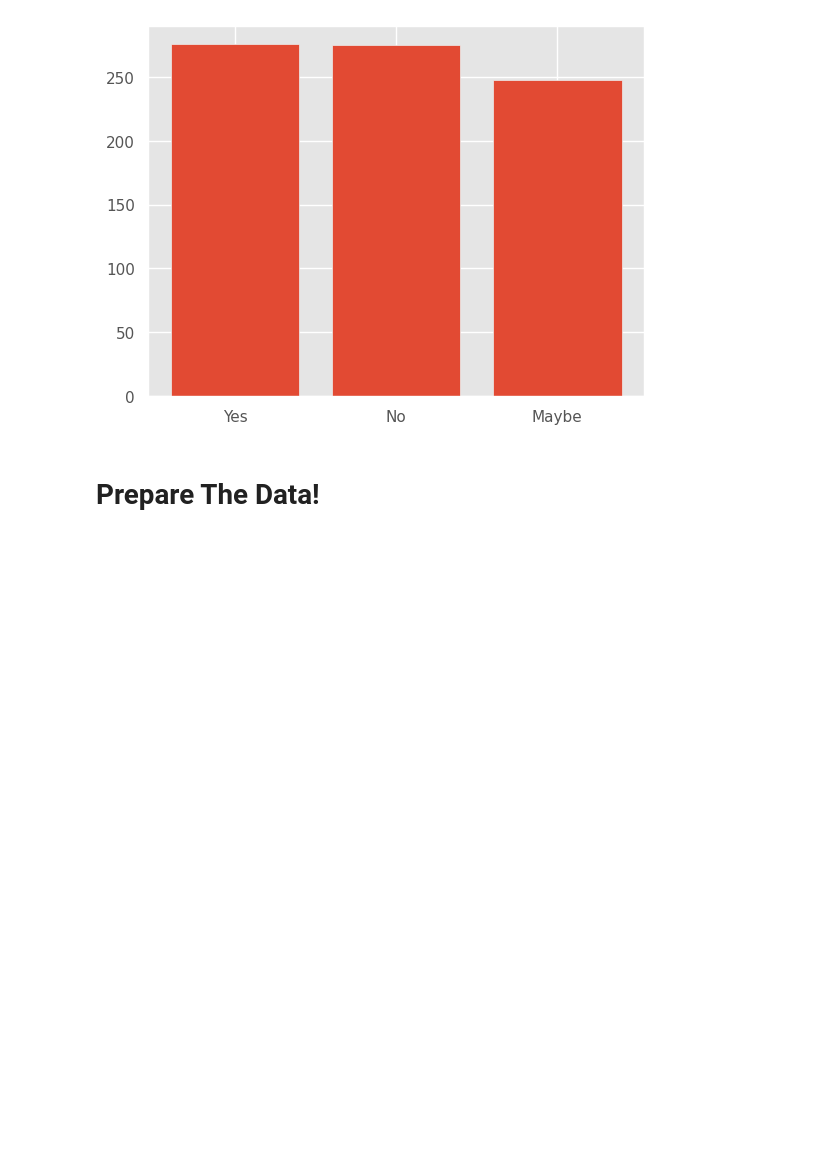
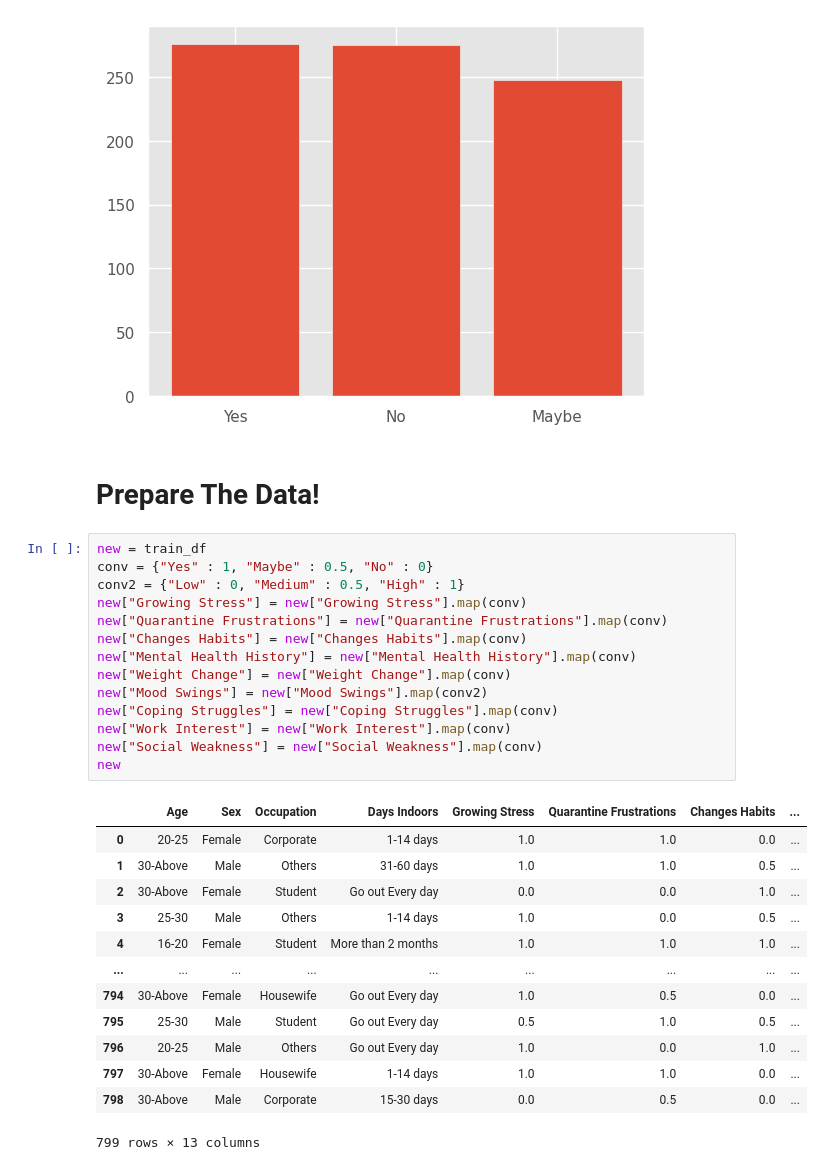
Before and after one commit to DWilson29/Kaggle-Work, a Jupyter notebook: rhmcd-20-depression-survey-analysis.ipynb, the cells around one changed output. Drawn from its saved outputs; the diff is of its cells as text; blank space fills up the shorter version.

```diff
--- a/rhmcd-20-depression-survey-analysis.ipynb
+++ b/rhmcd-20-depression-survey-analysis.ipynb
@@ -82,3 +82,31 @@ plt.bar(train_df["Mental Health History"].unique(), train_df["Mental Health Hist
 [figure]
 # %% [markdown]
 # Prepare The Data!
+# %%
+new = train_df
+conv = {"Yes" : 1, "Maybe" : 0.5, "No" : 0}
+conv2 = {"Low" : 0, "Medium" : 0.5, "High" : 1}
+new["Growing Stress"] = new["Growing Stress"].map(conv)
+new["Quarantine Frustrations"] = new["Quarantine Frustrations"].map(conv)
+new["Changes Habits"] = new["Changes Habits"].map(conv)
+new["Mental Health History"] = new["Mental Health History"].map(conv)
+new["Weight Change"] = new["Weight Change"].map(conv)
+new["Mood Swings"] = new["Mood Swings"].map(conv2)
+new["Coping Struggles"] = new["Coping Struggles"].map(conv)
+new["Work Interest"] = new["Work Interest"].map(conv)
+new["Social Weakness"] = new["Social Weakness"].map(conv)
+new
+# %% [output]
+|  | Age | Sex | Occupation | Days Indoors | Growing Stress | Quarantine Frustrations | Changes Habits | ... |
+| 0 | 20-25 | Female | Corporate | 1-14 days | 1.0 | 1.0 | 0.0 | ... |
+| 1 | 30-Above | Male | Others | 31-60 days | 1.0 | 1.0 | 0.5 | ... |
+| 2 | 30-Above | Female | Student | Go out Every day | 0.0 | 0.0 | 1.0 | ... |
+| 3 | 25-30 | Male | Others | 1-14 days | 1.0 | 0.0 | 0.5 | ... |
+| 4 | 16-20 | Female | Student | More than 2 months | 1.0 | 1.0 | 1.0 | ... |
+| ... | ... | ... | ... | ... | ... | ... | ... | ... |
+| 794 | 30-Above | Female | Housewife | Go out Every day | 1.0 | 0.5 | 0.0 | ... |
+| 795 | 25-30 | Male | Student | Go out Every day | 0.5 | 1.0 | 0.5 | ... |
+| 796 | 20-25 | Male | Others | Go out Every day | 1.0 | 0.0 | 1.0 | ... |
+| 797 | 30-Above | Female | Housewife | 1-14 days | 1.0 | 1.0 | 0.0 | ... |
+| 798 | 30-Above | Male | Corporate | 15-30 days | 0.0 | 0.5 | 0.0 | ... |
+799 rows × 13 columns
```
